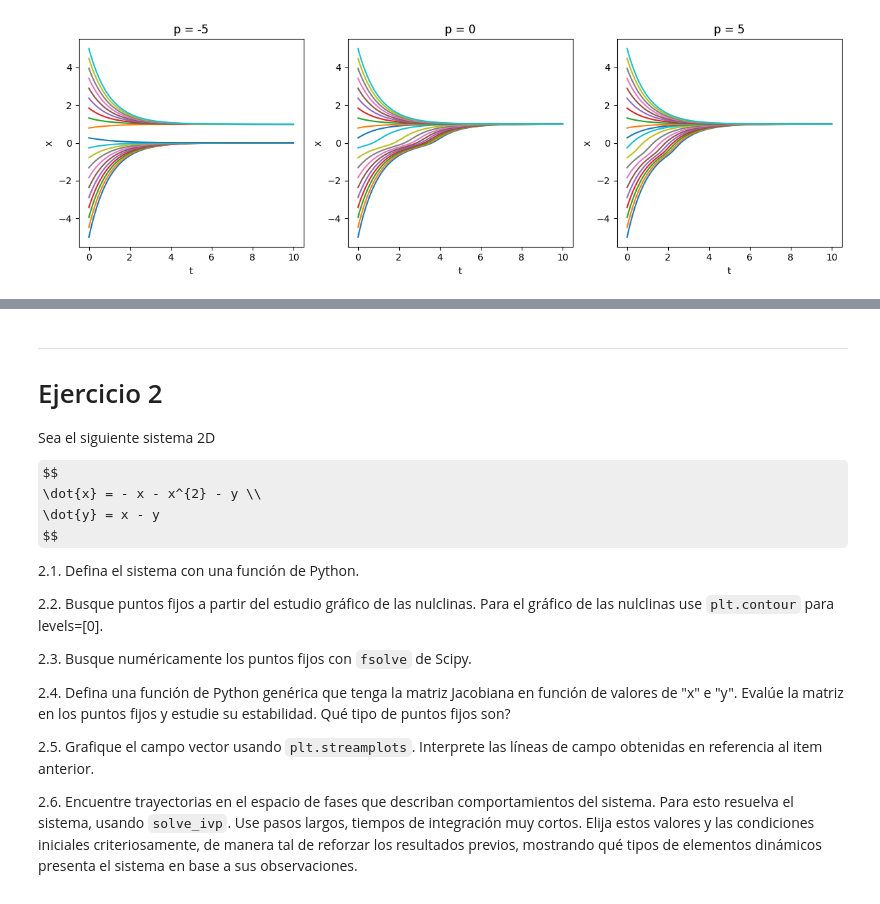
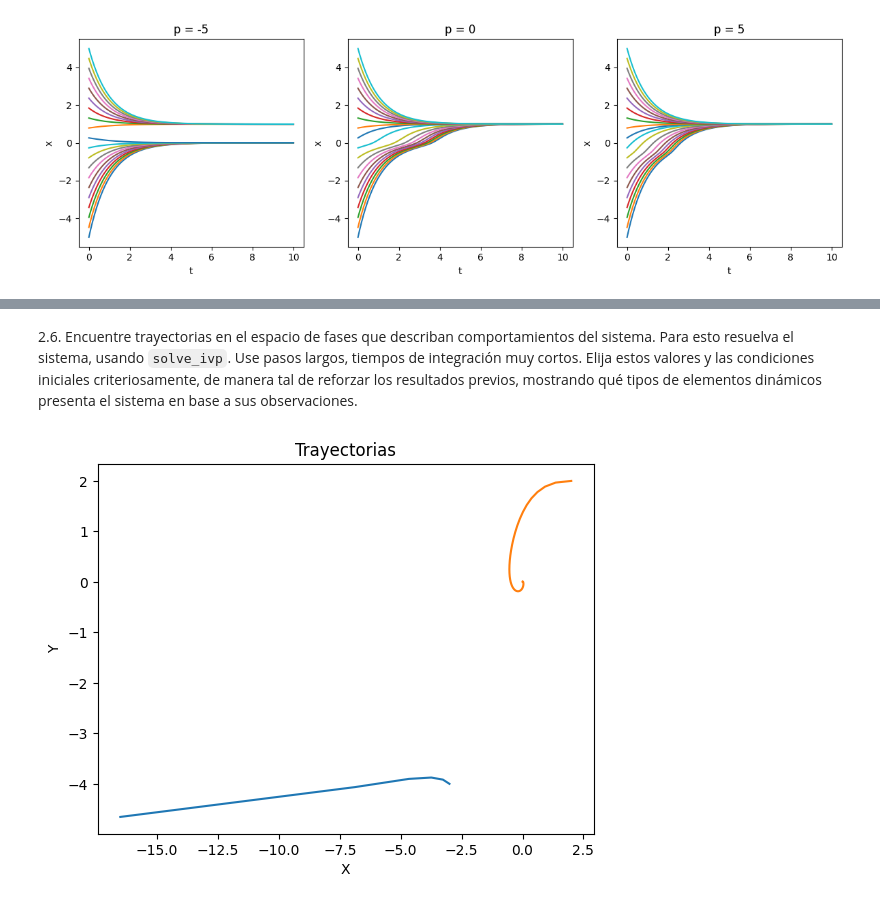
Before and after one commit to HBocaccio/NumLabIMC, a Jupyter notebook: TPs/TP1/TP1IMC2024.ipynb, the cells around one changed output, grey strips where cells are left out. Saved outputs shown, nothing was run; the diff lists cells and outputs as text; code cells hidden in the pictures; some formulas as TeX source.

```diff
--- a/TPs/TP1/TP1IMC2024.ipynb
+++ b/TPs/TP1/TP1IMC2024.ipynb
@@ -188,26 +291,27 @@ plt.tight_layout()
 # %% [markdown]
----
-
-# Ejercicio 2
-
-Sea el siguiente sistema 2D
-
-$$
-\dot{x} = - x - x^{2} - y \\
-\dot{y} = x - y
-$$
-
-2.1. Defina el sistema con una función de Python.
-
-2.2. Busque puntos fijos a partir del estudio gráfico de las nulclinas. Para el gráfico de las nulclinas use `plt.contour` para levels=[0].
-
-2.3. Busque numéricamente los puntos fijos con `fsolve` de Scipy.
-
-2.4. Defina una función de Python genérica que tenga la matriz Jacobiana en función de valores de "x" e "y". Evalúe la matriz en los puntos fijos y estudie su estabilidad. Qué tipo de puntos fijos son?
-
-2.5. Grafique el campo vector usando `plt.streamplots`. Interprete las líneas de campo obtenidas en referencia al item anterior.
-
 2.6. Encuentre trayectorias en el espacio de fases que describan comportamientos del sistema. Para esto resuelva el sistema, usando `solve_ivp`. Use pasos largos, tiempos de integración muy cortos. Elija estos valores y las condiciones iniciales criteriosamente, de manera tal de reforzar los resultados previos, mostrando qué tipos de elementos dinámicos presenta el sistema en base a sus observaciones.
+# %%
+# TODO: Lo voy a hacer para condiciones iniciales genericas y luego las elegimos bien
+z1= [-3, -4]
+z2= [2, 2]
+
+cis = [z1, z2]
+dt = 0.1
+t_max = 10
+t = np.arange(0, t_max, dt)
+
+
+for ci in cis:
+    sol = sp.integrate.solve_ivp(campovector, [t[0], t[-1]], ci, t_eval=t, method='RK45')
+    xs, ys = sol.y
+    plt.plot(xs, ys)
+
+plt.xlabel("X")
+plt.ylabel("Y")
+plt.title("Trayectorias")
+plt.show()
+# %% [output]
+[figure, added]
 # %% [markdown]
 ---
 # Ejercicio 3
```
Also changed, not shown: parts of 25 cells of this notebook, 5 other files.
